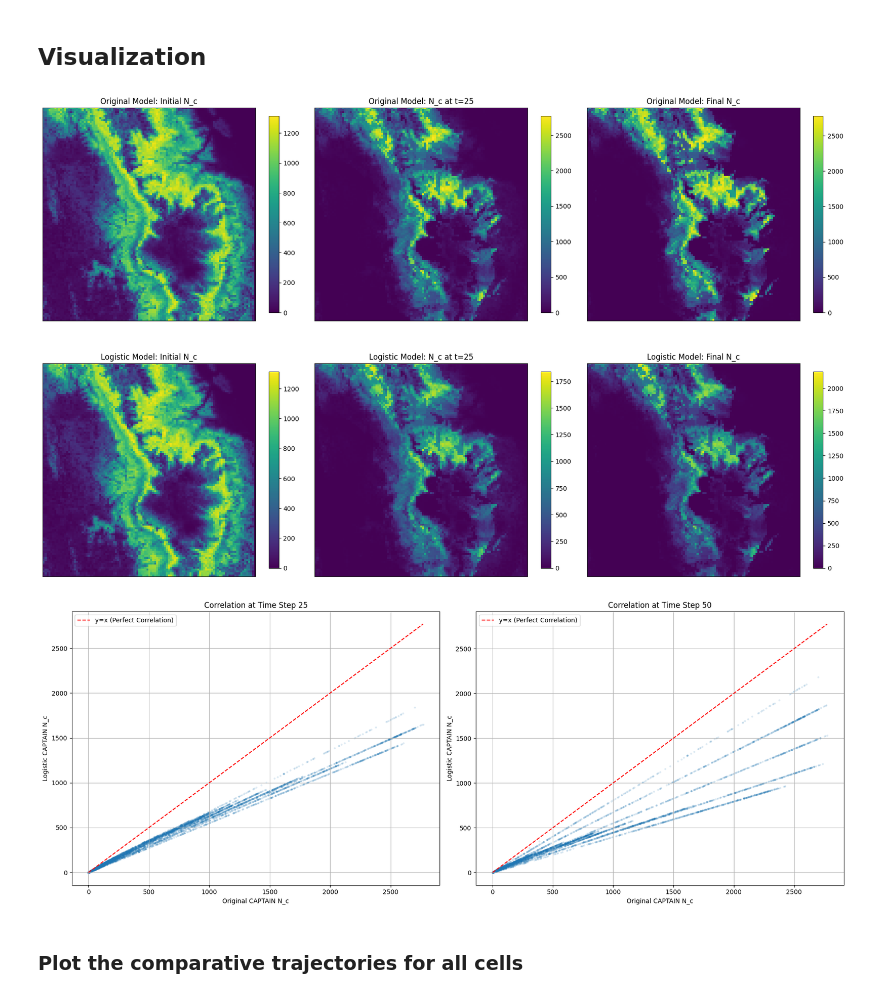
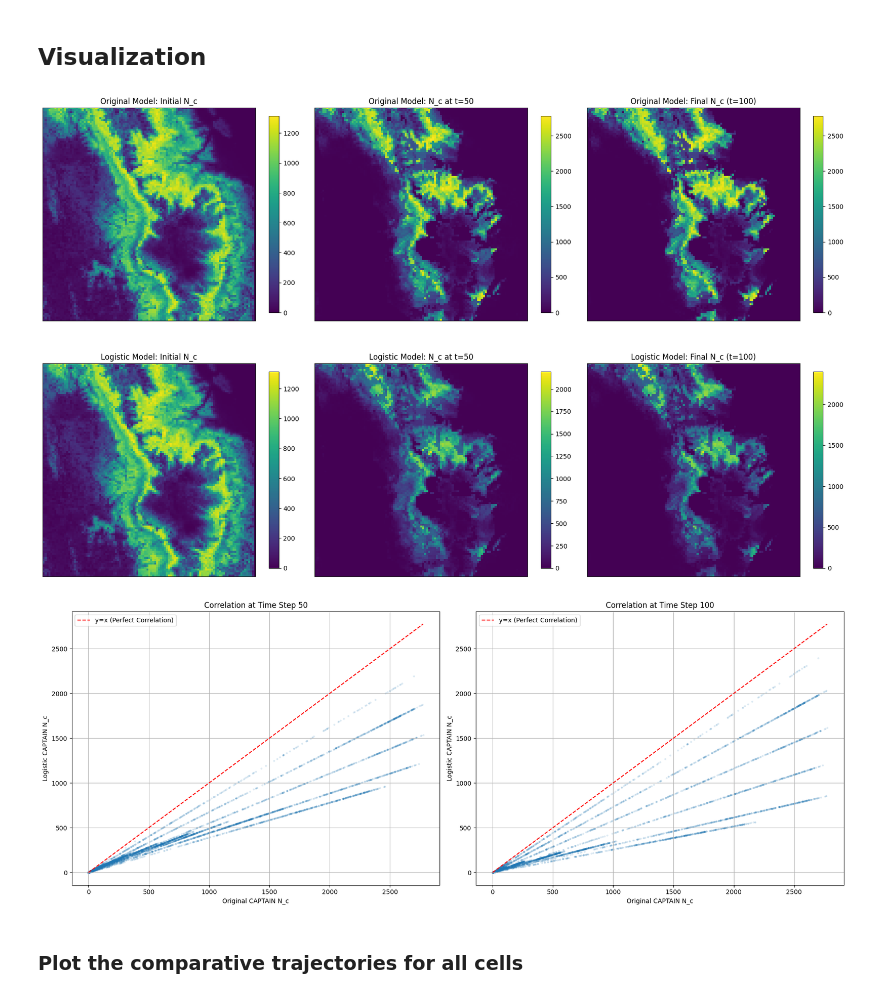
Before and after one commit to cmunozr/2026_I_jsdmcapt, a Jupyter notebook: notebooks/inputs_spatial.ipynb, the cells around one changed output. Cells and saved outputs as stored; diff of their text form; code cells hidden in the pictures.

Commit message:
100 steps simulation run

```diff
--- a/notebooks/inputs_spatial.ipynb
+++ b/notebooks/inputs_spatial.ipynb
@@ -207,7 +207,7 @@ axes[0, 1].set_title(f'Original Model: N_c at t={mid_time_step}')
 fig.colorbar(im2, ax=axes[0, 1], shrink=0.7)
 
 im3 = axes[0, 2].imshow(n_c_original_final, cmap='viridis', origin='lower')
-axes[0, 2].set_title(f'Original Model: Final N_c (t={final_time_step})')
+axes[0, 2].set_title(f'Original Model: Final N_c (t={final_time_step+1})')
 fig.colorbar(im3, ax=axes[0, 2], shrink=0.7)
 
 # Logistic Model Row
@@ -220,7 +220,7 @@ axes[1, 1].set_title(f'Logistic Model: N_c at t={mid_time_step}')
 fig.colorbar(im5, ax=axes[1, 1], shrink=0.7)
 
 im6 = axes[1, 2].imshow(n_c_logistic_final, cmap='viridis', origin='lower')
-axes[1, 2].set_title(f'Logistic Model: Final N_c (t={final_time_step})')
+axes[1, 2].set_title(f'Logistic Model: Final N_c (t={final_time_step+1})')
 fig.colorbar(im6, ax=axes[1, 2], shrink=0.7)
 
 for ax_row in axes:
@@ -231,7 +231,7 @@ for ax_row in axes:
 plt.tight_layout()
 plt.show()
 # %% [output]
-[figure, old version]
+[figure, new version]
 # %%
 n_c_original_mid = n_c_original_mid.flatten()
 n_c_logistic_mid = n_c_logistic_mid.flatten()
@@ -240,35 +240,35 @@ n_c_original_final = n_c_original_final.flatten()
 n_c_logistic_final = n_c_logistic_final.flatten()
 
 fig, axes = plt.subplots(1, 2, figsize=(18, 7))
 
 # Plot for mid time step
 axes[0].scatter(n_c_original_mid, n_c_logistic_mid, alpha=0.1, s=5)
 axes[0].set_title(f'Correlation at Time Step {mid_time_step}')
 axes[0].set_xlabel('Original CAPTAIN N_c')
 axes[0].set_ylabel('Logistic CAPTAIN N_c')
 # Add a y=x line for comparison
 min_val = min(n_c_original_mid.min(), n_c_logistic_mid.min())
 max_val = max(n_c_original_mid.max(), n_c_logistic_mid.max())
 axes[0].plot([min_val, max_val], [min_val, max_val], 'r--', label='y=x (Perfect Correlation)')
 axes[0].legend()
 axes[0].grid(True)
 
 # Plot for final time step
 axes[1].scatter(n_c_original_final, n_c_logistic_final, alpha=0.1, s=5)
-axes[1].set_title(f'Correlation at Time Step {final_time_step}')
+axes[1].set_title(f'Correlation at Time Step {final_time_step+1}')
 axes[1].set_xlabel('Original CAPTAIN N_c')
 axes[1].set_ylabel('Logistic CAPTAIN N_c')
 # Add a y=x line for comparison
 min_val = min(n_c_original_final.min(), n_c_logistic_final.min())
 max_val = max(n_c_original_final.max(), n_c_logistic_final.max())
 axes[1].plot([min_val, max_val], [min_val, max_val], 'r--', label='y=x (Perfect Correlation)')
 axes[1].legend()
 axes[1].grid(True)
 
 plt.tight_layout()
 plt.show()
 # %% [output]
-[figure, old version]
+[figure, new version]
 # %% [markdown]
 ### Plot the comparative trajectories for all cells
 # %%
```
Also changed, not shown: parts of 1 cell of this notebook.
